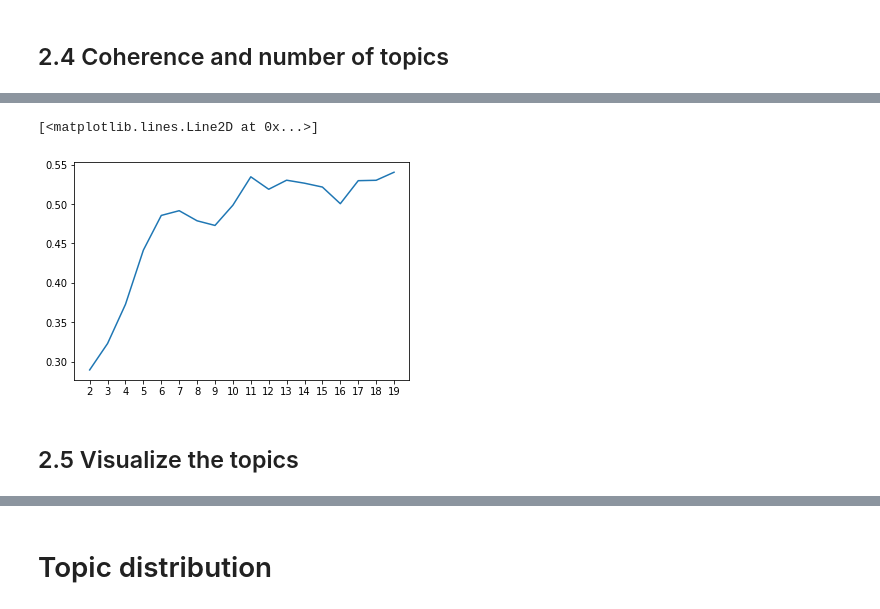
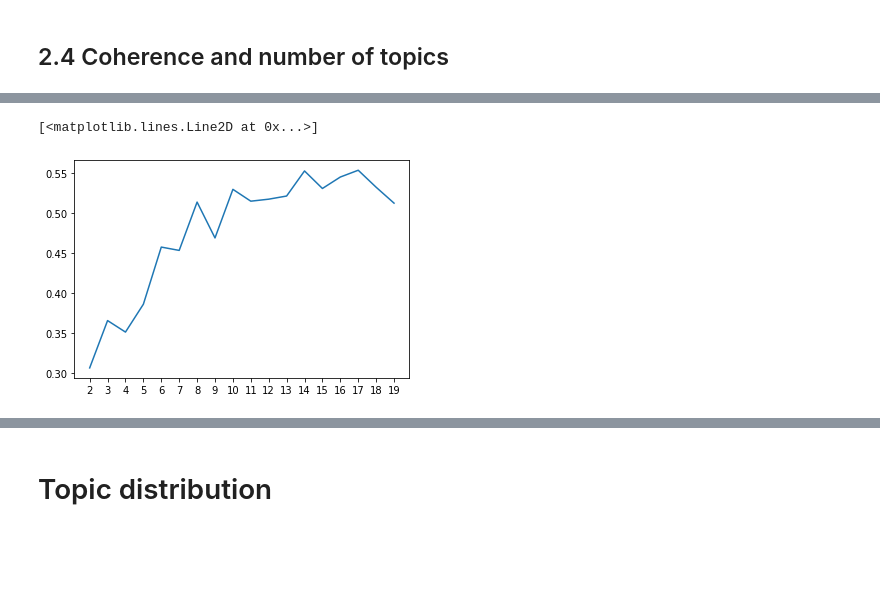
Before and after one commit to DHARPA-Project/TopicModelling-, a Jupyter notebook: topic_modelling_tfidf.ipynb, the cells around one changed output, grey strips where cells are left out. Drawn from its saved outputs; the diff is of its cells as text; code cells hidden in the pictures; blank space fills up the shorter version.

```diff
--- a/topic_modelling_tfidf.ipynb
+++ b/topic_modelling_tfidf.ipynb
@@ -301,0 +289,11 @@ Num Topics = 19  has Coherence Value of 0.5403
+# %%
+#can take a long time to run
+%%capture
+topics_nr = []
+coherence_values_tfidf = []
+for num_topics in range(2, 20):
+  model = models.LdaModel(corpus_tfidf, id2word=id2word, num_topics=num_topics)
+  coherencemodel = CoherenceModel(model=model, texts=lemmatized_corpus, dictionary=id2word, coherence='c_v')
+  coherence_value = coherencemodel.get_coherence()
+  coherence_values_tfidf.append(coherence_value)
+  topics_nr.append(str(num_topics))
@@ -303,9 +324,7 @@ Num Topics = 19  has Coherence Value of 0.5403
 # Visualize coherence scores
 import matplotlib.pyplot as plt
 # %%
-plt.plot(topics_nr, topics_scores)
+plt.plot(topics_nr, coherence_values_tfidf)
 # %% [output]
 [<matplotlib.lines.Line2D at 0x...>]
-[figure, old version]
+[figure, new version]
-# %% [markdown]
-## 2.5 Visualize the topics
```
Also changed, not shown: parts of 25 cells of this notebook.
